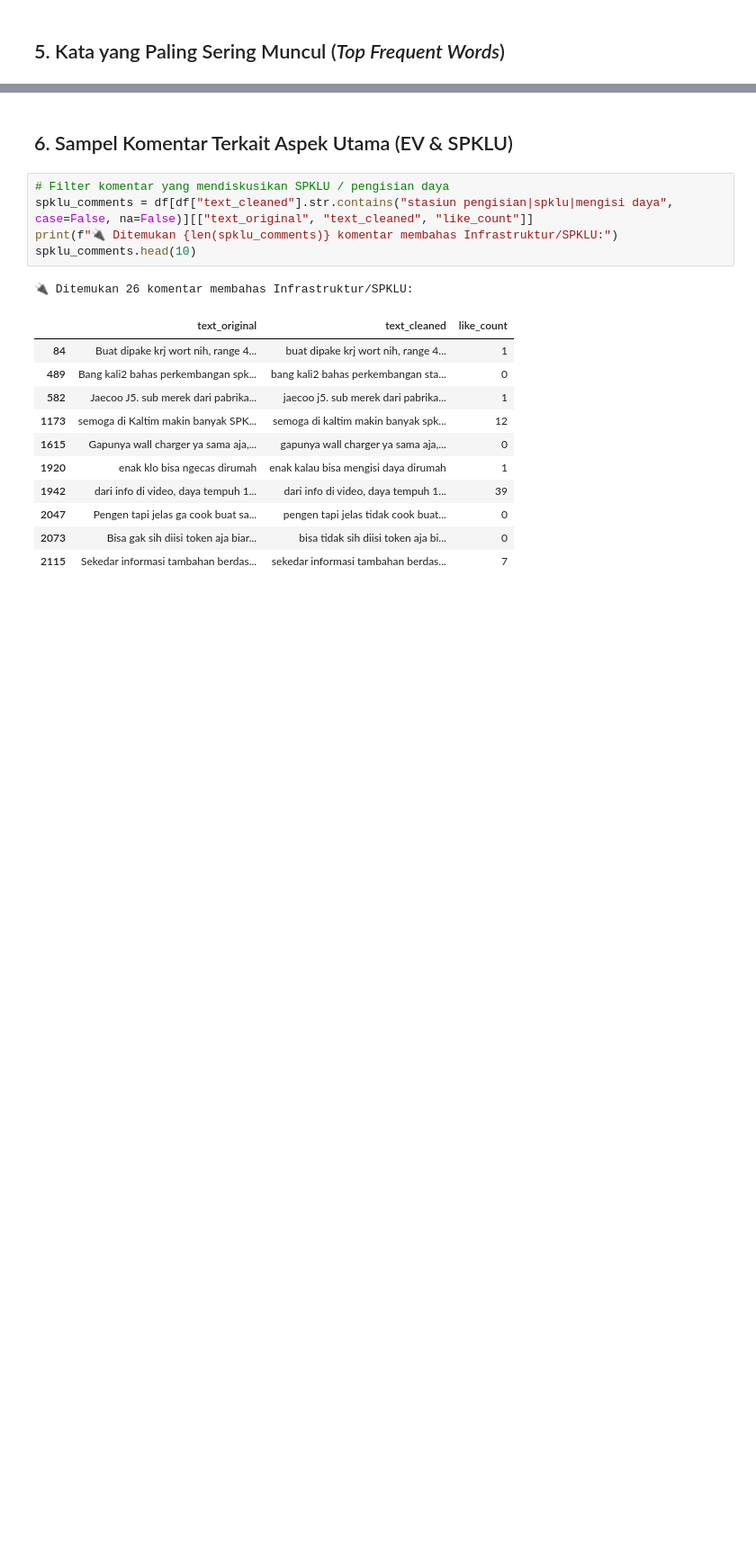
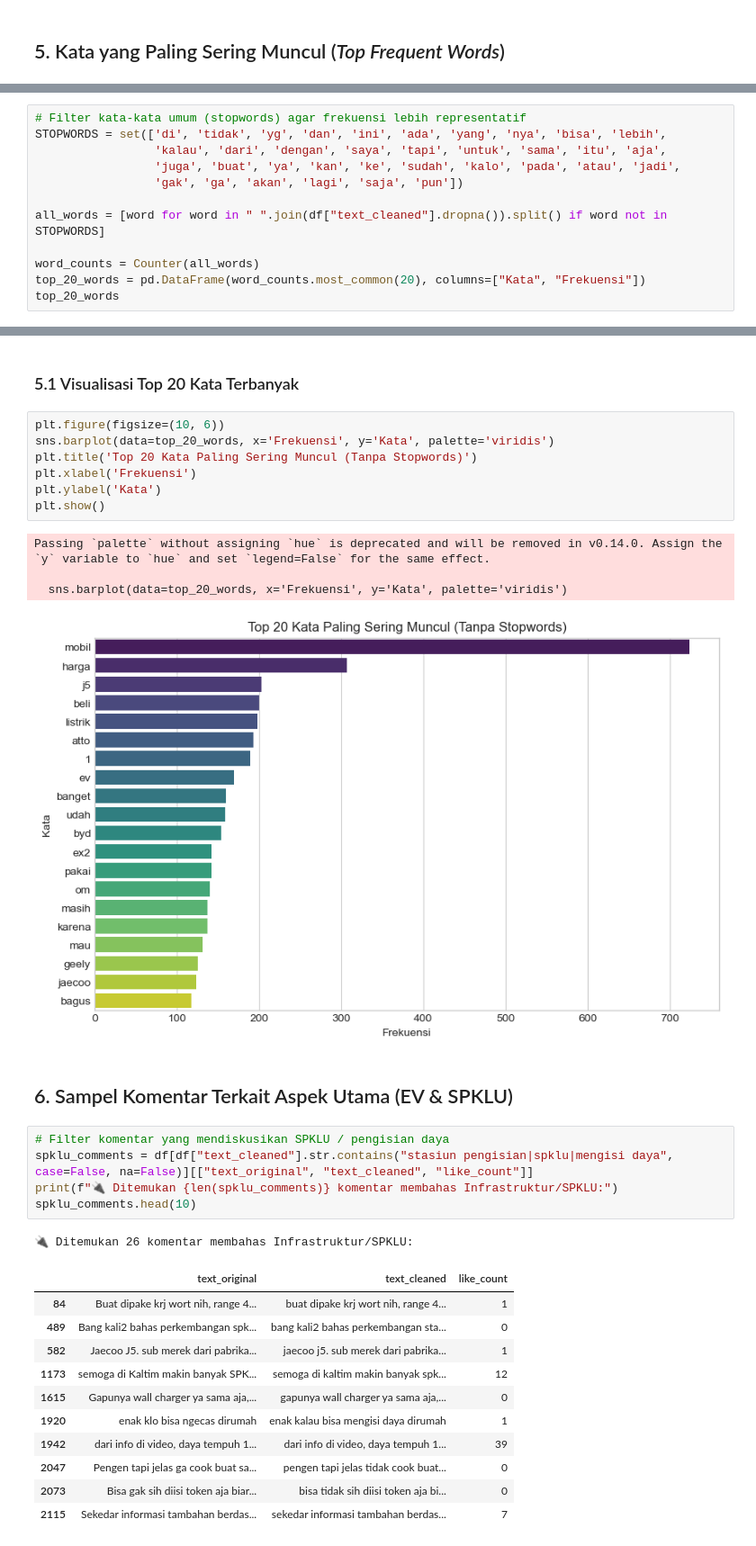
Before and after one commit to wicaksonohanif/aspect_based_SA_EV, a Jupyter notebook: notebooks/02_eda_cleaned_comments.ipynb, the cells around one changed output, grey strips where cells are left out. Shown at 90% size. Saved outputs shown, nothing was run; the diff lists cells and outputs as text; blank space fills up the shorter version.

```diff
--- a/notebooks/02_eda_cleaned_comments.ipynb
+++ b/notebooks/02_eda_cleaned_comments.ipynb
@@ -97,0 +93,12 @@ top_20_words
+# %%
+# Filter kata-kata umum (stopwords) agar frekuensi lebih representatif
+STOPWORDS = set(['di', 'tidak', 'yg', 'dan', 'ini', 'ada', 'yang', 'nya', 'bisa', 'lebih',
+                 'kalau', 'dari', 'dengan', 'saya', 'tapi', 'untuk', 'sama', 'itu', 'aja',
+                 'juga', 'buat', 'ya', 'kan', 'ke', 'sudah', 'kalo', 'pada', 'atau', 'jadi',
+                 'gak', 'ga', 'akan', 'lagi', 'saja', 'pun'])
+
+all_words = [word for word in " ".join(df["text_cleaned"].dropna()).split() if word not in STOPWORDS]
+
+word_counts = Counter(all_words)
+top_20_words = pd.DataFrame(word_counts.most_common(20), columns=["Kata", "Frekuensi"])
+top_20_words
@@ -98,3 +123,17 @@ top_20_words
+# %% [markdown]
+### 5.1 Visualisasi Top 20 Kata Terbanyak
+# %%
+plt.figure(figsize=(10, 6))
+sns.barplot(data=top_20_words, x='Frekuensi', y='Kata', palette='viridis')
+plt.title('Top 20 Kata Paling Sering Muncul (Tanpa Stopwords)')
+plt.xlabel('Frekuensi')
+plt.ylabel('Kata')
+plt.show()
+# %% [output]
+Passing `palette` without assigning `hue` is deprecated and will be removed in v0.14.0. Assign the `y` variable to `hue` and set `legend=False` for the same effect.
+
+  sns.barplot(data=top_20_words, x='Frekuensi', y='Kata', palette='viridis')
+[figure, added]
 # %% [markdown]
 ## 6. Sampel Komentar Terkait Aspek Utama (EV & SPKLU)
 # %%
```
Also changed, not shown: parts of 9 cells of this notebook, 6 other files.
